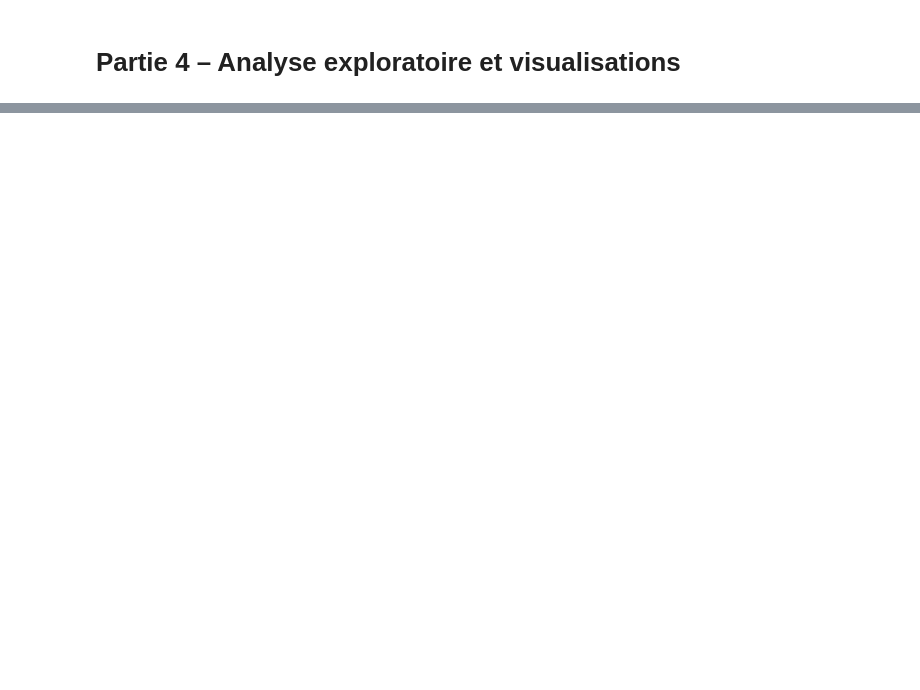
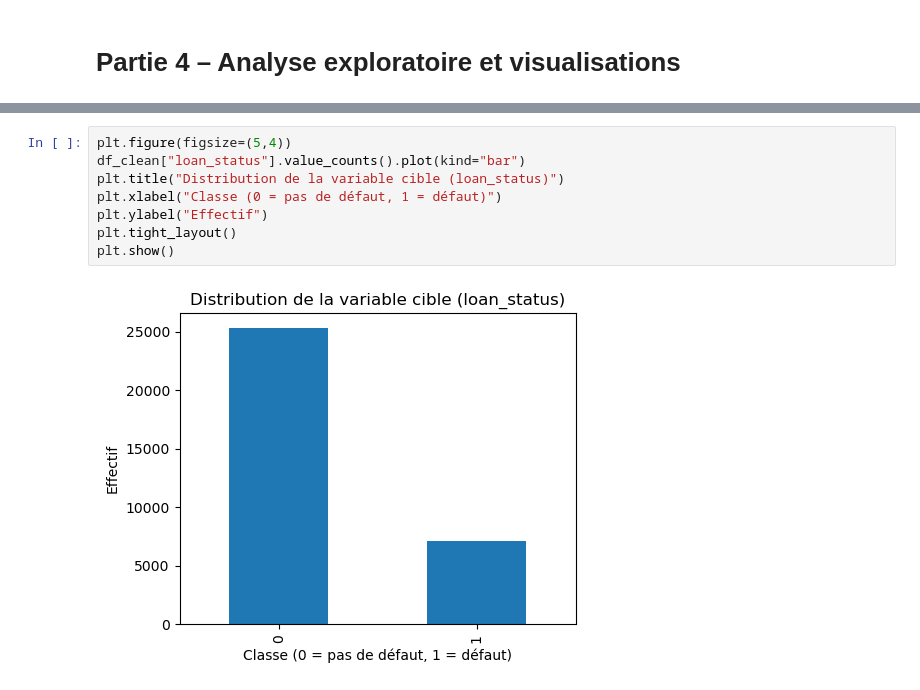
Before and after one commit to lallamimi/credit-risk-analysis, a Jupyter notebook: NOTEBOOK_PART1.ipynb, the cells around one changed output, grey strips where cells are left out. Cells and saved outputs as stored; diff of their text form; blank space fills up the shorter version.

```diff
--- a/NOTEBOOK_PART1.ipynb
+++ b/NOTEBOOK_PART1.ipynb
@@ -402,0 +607,10 @@ Réalisez une première exploration visuelle pour mieux comprendre les relations
+# %%
+plt.figure(figsize=(5,4))
+df_clean["loan_status"].value_counts().plot(kind="bar")
+plt.title("Distribution de la variable cible (loan_status)")
+plt.xlabel("Classe (0 = pas de défaut, 1 = défaut)")
+plt.ylabel("Effectif")
+plt.tight_layout()
+plt.show()
+# %% [output]
+[figure, added]
```
Also changed, not shown: parts of 31 cells of this notebook.
